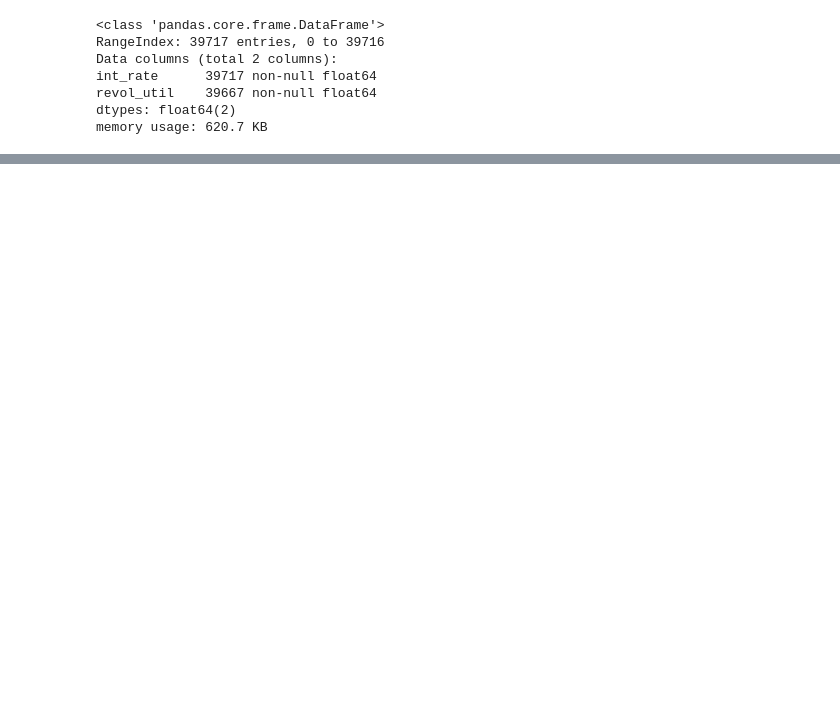
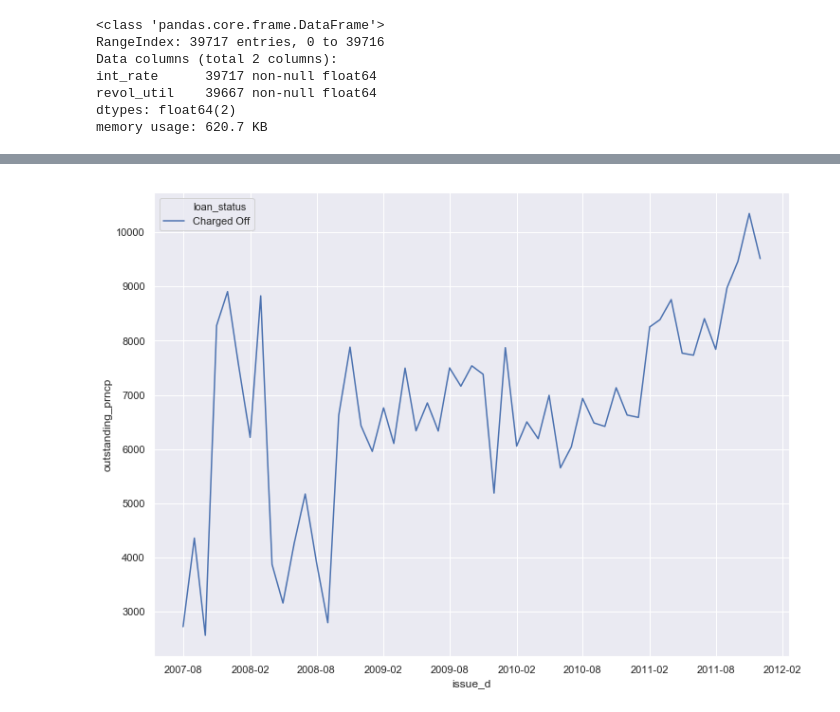
Before and after one commit to Nanditha-G-N/Machine-Learning-Case-Studies, a Jupyter notebook: case-study-2/LCLoanEDACaseStudy.ipynb, the cells around one changed output, grey strips where cells are left out. Saved outputs shown, nothing was run; the diff lists cells and outputs as text; code cells hidden in the pictures; blank space fills up the shorter version.

```diff
--- a/case-study-2/LCLoanEDACaseStudy.ipynb
+++ b/case-study-2/LCLoanEDACaseStudy.ipynb
@@ -201,0 +247,10 @@ df_loan['int_rate_bins'] = pd.cut(df_loan['int_rate'], bins=int_rate_bins)
+# %%
+df1 = df_loan[['loan_status','issue_d','loan_amnt','funded_amnt','total_pymnt','out_prncp','out_prncp_inv','total_rec_prncp']]
+df1['outstanding_prncp'] = df1['funded_amnt'] - df1['total_rec_prncp']
+
+df2 = df1[df1['loan_status']=='Charged Off']
+
+sns.set(rc={'figure.figsize':(12,9)})
+ax = sns.lineplot(x="issue_d", y="outstanding_prncp",ci=None,hue="loan_status",data=df2)
+# %% [output]
+[figure, added]
```
Also changed, not shown: parts of 13 cells of this notebook.
